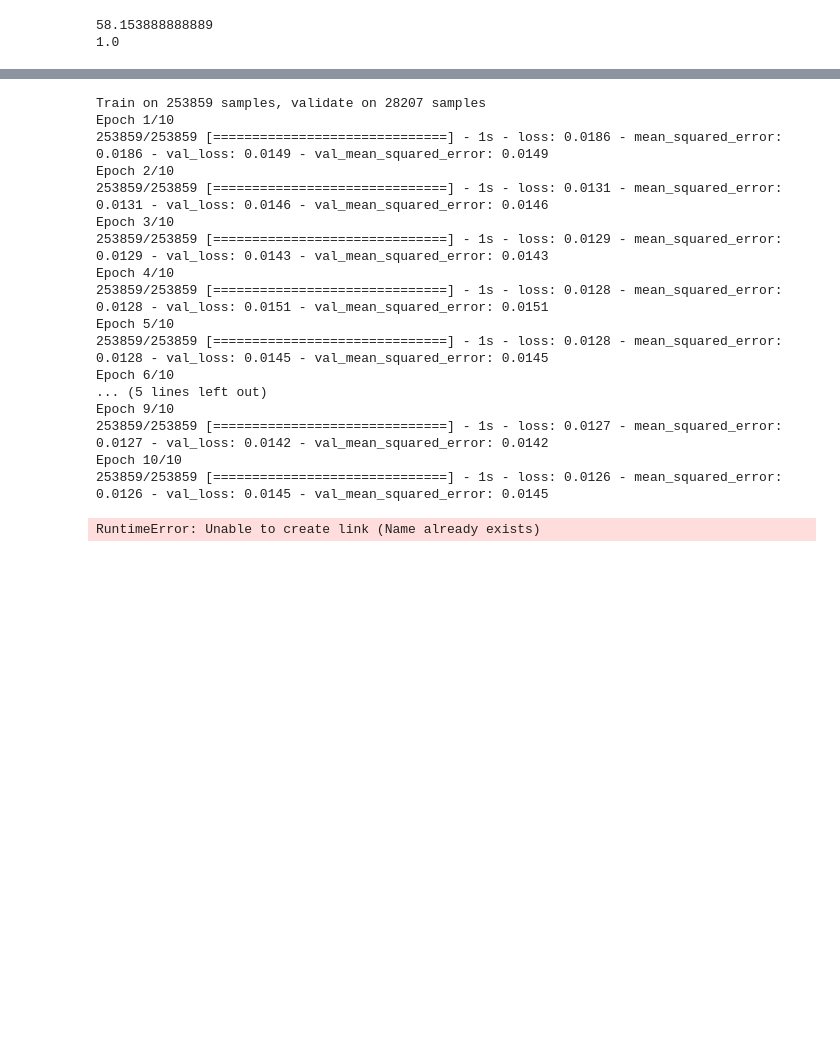
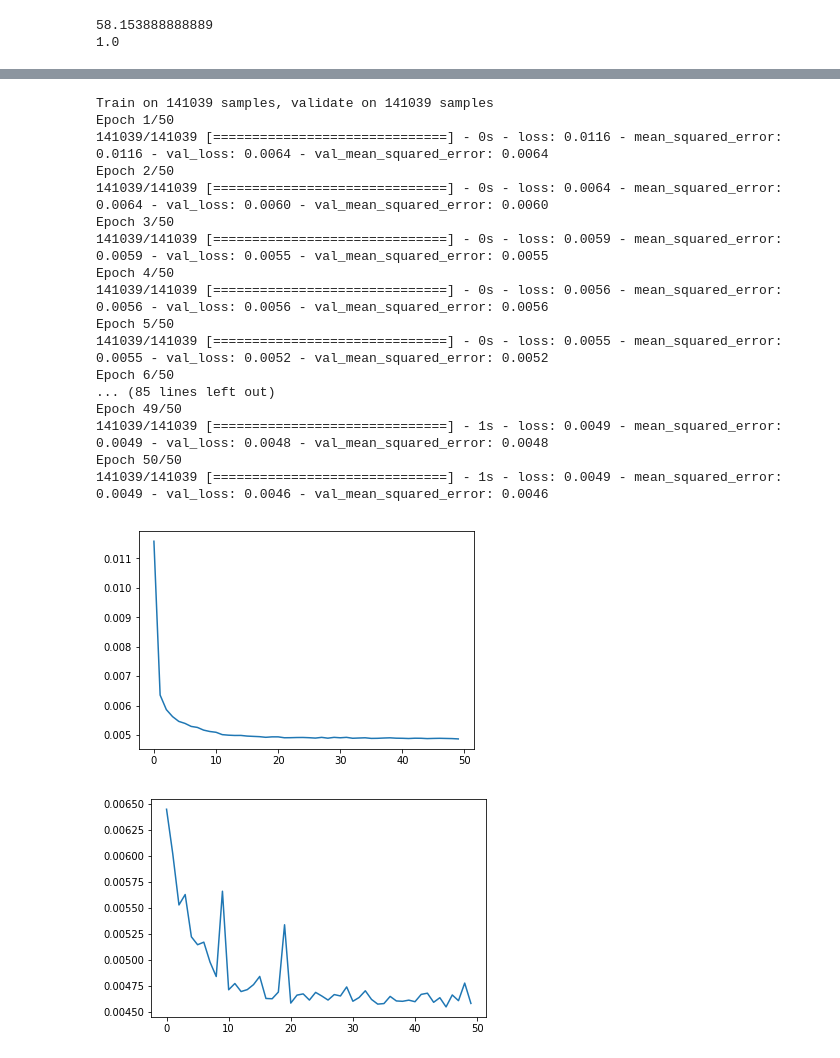
Before and after one commit to clkruse/OldFaithful, a Jupyter notebook: oldFaithfulTemp.ipynb, the cells around one changed output, grey strips where cells are left out. Drawn from its saved outputs; the diff is of its cells as text; code cells hidden in the pictures; blank space fills up the shorter version.

```diff
--- a/oldFaithfulTemp.ipynb
+++ b/oldFaithfulTemp.ipynb
@@ -76,45 +74,46 @@ model.compile(loss=keras.losses.mean_squared_error,
 # %%
 from keras.models import load_model
 
-epochs = 10
+epochs = 50
 
 #model = load_model('/Users/ckruse/Documents/python/oldFaithfulTemp.h5')
 history = model.fit(X,
                     Y,
                     epochs=epochs,
                     verbose=1,
                     batch_size=256,
-                    validation_split=0.1,
+                    validation_split=0.5,
                     shuffle=True)
 
 model.save('/Users/ckruse/Documents/python/oldFaithfulTemp.h5')
 plt.plot(history.history['loss'])
 plt.show()
 
 plt.plot(history.history['val_loss'])
 plt.show()
 
 #score = model.evaluate(data_stack, label_stack, verbose=1)
 #print('Test loss:', score[0])
 #print('Test accuracy:', score[1])
 #model.save('/Users/ckruse/Documents/python/soccer/model.h5')
 # %% [output]
-Train on 253859 samples, validate on 28207 samples
-Epoch 1/10
-253859/253859 [==============================] - 1s - loss: 0.0186 - mean_squared_error: 0.0186 - val_loss: 0.0149 - val_mean_squared_error: 0.0149
-Epoch 2/10
-253859/253859 [==============================] - 1s - loss: 0.0131 - mean_squared_error: 0.0131 - val_loss: 0.0146 - val_mean_squared_error: 0.0146
-Epoch 3/10
-253859/253859 [==============================] - 1s - loss: 0.0129 - mean_squared_error: 0.0129 - val_loss: 0.0143 - val_mean_squared_error: 0.0143
-Epoch 4/10
-253859/253859 [==============================] - 1s - loss: 0.0128 - mean_squared_error: 0.0128 - val_loss: 0.0151 - val_mean_squared_error: 0.0151
-Epoch 5/10
-253859/253859 [==============================] - 1s - loss: 0.0128 - mean_squared_error: 0.0128 - val_loss: 0.0145 - val_mean_squared_error: 0.0145
-Epoch 6/10
-... (5 lines left out)
-Epoch 9/10
-253859/253859 [==============================] - 1s - loss: 0.0127 - mean_squared_error: 0.0127 - val_loss: 0.0142 - val_mean_squared_error: 0.0142
-Epoch 10/10
-253859/253859 [==============================] - 1s - loss: 0.0126 - mean_squared_error: 0.0126 - val_loss: 0.0145 - val_mean_squared_error: 0.0145
+Train on 141039 samples, validate on 141039 samples
+Epoch 1/50
+141039/141039 [==============================] - 0s - loss: 0.0116 - mean_squared_error: 0.0116 - val_loss: 0.0064 - val_mean_squared_error: 0.0064
+Epoch 2/50
+141039/141039 [==============================] - 0s - loss: 0.0064 - mean_squared_error: 0.0064 - val_loss: 0.0060 - val_mean_squared_error: 0.0060
+Epoch 3/50
+141039/141039 [==============================] - 0s - loss: 0.0059 - mean_squared_error: 0.0059 - val_loss: 0.0055 - val_mean_squared_error: 0.0055
+Epoch 4/50
+141039/141039 [==============================] - 0s - loss: 0.0056 - mean_squared_error: 0.0056 - val_loss: 0.0056 - val_mean_squared_error: 0.0056
+Epoch 5/50
+141039/141039 [==============================] - 0s - loss: 0.0055 - mean_squared_error: 0.0055 - val_loss: 0.0052 - val_mean_squared_error: 0.0052
+Epoch 6/50
+... (85 lines left out)
+Epoch 49/50
+141039/141039 [==============================] - 1s - loss: 0.0049 - mean_squared_error: 0.0049 - val_loss: 0.0048 - val_mean_squared_error: 0.0048
+Epoch 50/50
+141039/141039 [==============================] - 1s - loss: 0.0049 - mean_squared_error: 0.0049 - val_loss: 0.0046 - val_mean_squared_error: 0.0046
-RuntimeError: Unable to create link (Name already exists)
+[figure, added]
+[figure, added]
 # %%
```
Also changed, not shown: parts of 7 cells of this notebook.
